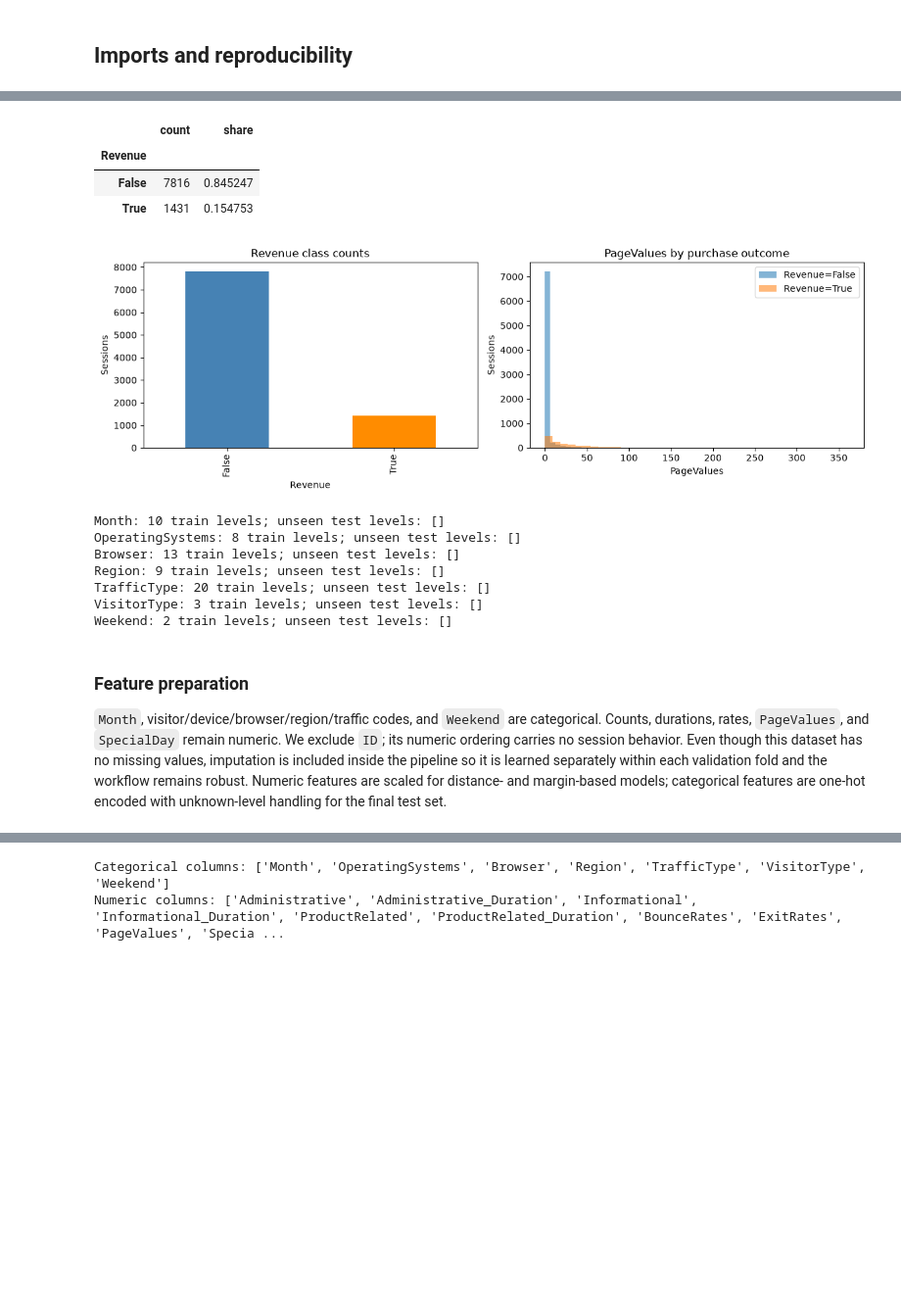
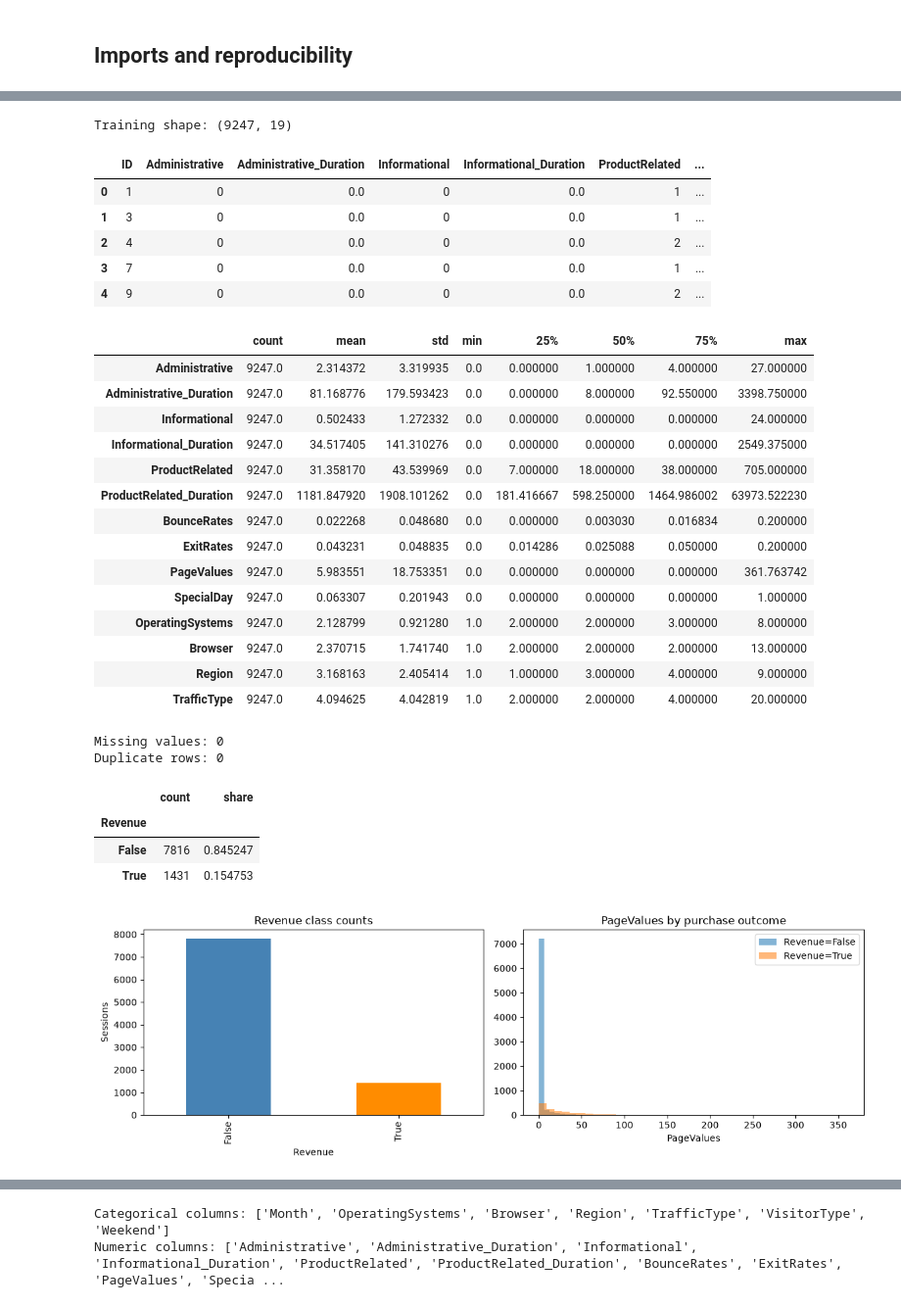
Before and after one commit to StBoris04/CAI4105_2026_FALL_TEAM_1, a Jupyter notebook: challenge2/models/purchase_prediction.ipynb, the cells around one changed output, grey strips where cells are left out. Shown at 98% size. Drawn from its saved outputs; the diff is of its cells as text; code cells hidden in the pictures; blank space fills up the shorter version.

Commit message:
Merge latest main into model validation branch

```diff
--- a/challenge2/models/purchase_prediction.ipynb
+++ b/challenge2/models/purchase_prediction.ipynb
@@ -106,42 +46,54 @@ Duplicate rows (test):  0
 # %%
-# The positive class is uncommon, so accuracy alone would be misleading.
+# Load only labeled training data. The test file remains untouched until Task 6.
+df_train = pd.read_csv(PROJECT_ROOT / 'data' / 'challenge2_train.csv')
+
+assert TARGET in df_train.columns, 'Training data must contain Revenue.'
+assert df_train[ID_COLUMN].is_unique and df_train[ID_COLUMN].notna().all(), 'IDs must be unique and non-missing.'
+
+print('Training shape:', df_train.shape)
+display(df_train.head())
+display(df_train.drop(columns=[ID_COLUMN, TARGET]).describe().T)
+print('Missing values:', int(df_train.isna().sum().sum()))
+print('Duplicate rows:', int(df_train.duplicated().sum()))
+
 class_counts = df_train[TARGET].value_counts().rename_axis(TARGET).to_frame('count')
 class_counts['share'] = class_counts['count'] / len(df_train)
 display(class_counts)
 
 fig, axes = plt.subplots(1, 2, figsize=(12, 4))
 class_counts['count'].plot(kind='bar', ax=axes[0], color=['steelblue', 'darkorange'])
-axes[0].set_title('Revenue class counts')
-axes[0].set_xlabel('Revenue'); axes[0].set_ylabel('Sessions')
-
+axes[0].set_title('Revenue class counts'); axes[0].set_xlabel('Revenue'); axes[0].set_ylabel('Sessions')
 for label, group in df_train.groupby(TARGET):
     axes[1].hist(group['PageValues'], bins=40, alpha=0.55, label=f'Revenue={label}')
-axes[1].set_title('PageValues by purchase outcome')
-axes[1].set_xlabel('PageValues'); axes[1].set_ylabel('Sessions')
-axes[1].legend()
-plt.tight_layout()
-plt.show()
-
-# Check categorical levels and ensure the test set has no unseen values.
-categorical_columns = ['Month', 'OperatingSystems', 'Browser', 'Region',
-                       'TrafficType', 'VisitorType', 'Weekend']
-for col in categorical_columns:
-    unseen = set(df_test[col].dropna()) - set(df_train[col].dropna())
-    print(f'{col}: {df_train[col].nunique()} train levels; unseen test levels: {sorted(unseen)}')
+axes[1].set_title('PageValues by purchase outcome'); axes[1].set_xlabel('PageValues'); axes[1].legend()
+plt.tight_layout(); plt.show()
 # %% [output]
+Training shape: (9247, 19)
-|  | count | share |
-| Revenue |  |  |
-| False | 7816 | 0.845247 |
-| True | 1431 | 0.154753 |
+|  | ID | Administrative | Administrative_Duration | Informational | Informational_Duration | ProductRelated | ... |
+| 0 | 1 | 0 | 0.0 | 0 | 0.0 | 1 | ... |
+| 1 | 3 | 0 | 0.0 | 0 | 0.0 | 1 | ... |
+| 2 | 4 | 0 | 0.0 | 0 | 0.0 | 2 | ... |
+| 3 | 7 | 0 | 0.0 | 0 | 0.0 | 1 | ... |
+| 4 | 9 | 0 | 0.0 | 0 | 0.0 | 2 | ... |
+|  | count | mean | std | min | 25% | 50% | 75% | max |
+| Administrative | 9247.0 | 2.314372 | 3.319935 | 0.0 | 0.000000 | 1.000000 | 4.000000 | 27.000000 |
+| Administrative_Duration | 9247.0 | 81.168776 | 179.593423 | 0.0 | 0.000000 | 8.000000 | 92.550000 | 3398.750000 |
+| Informational | 9247.0 | 0.502433 | 1.272332 | 0.0 | 0.000000 | 0.000000 | 0.000000 | 24.000000 |
+| Informational_Duration | 9247.0 | 34.517405 | 141.310276 | 0.0 | 0.000000 | 0.000000 | 0.000000 | 2549.375000 |
+| ProductRelated | 9247.0 | 31.358170 | 43.539969 | 0.0 | 7.000000 | 18.000000 | 38.000000 | 705.000000 |
+| ProductRelated_Duration | 9247.0 | 1181.847920 | 1908.101262 | 0.0 | 181.416667 | 598.250000 | 1464.986002 | 63973.522230 |
+| BounceRates | 9247.0 | 0.022268 | 0.048680 | 0.0 | 0.000000 | 0.003030 | 0.016834 | 0.200000 |
+| ExitRates | 9247.0 | 0.043231 | 0.048835 | 0.0 | 0.014286 | 0.025088 | 0.050000 | 0.200000 |
+| PageValues | 9247.0 | 5.983551 | 18.753351 | 0.0 | 0.000000 | 0.000000 | 0.000000 | 361.763742 |
+| SpecialDay | 9247.0 | 0.063307 | 0.201943 | 0.0 | 0.000000 | 0.000000 | 0.000000 | 1.000000 |
+| OperatingSystems | 9247.0 | 2.128799 | 0.921280 | 1.0 | 2.000000 | 2.000000 | 3.000000 | 8.000000 |
+| Browser | 9247.0 | 2.370715 | 1.741740 | 1.0 | 2.000000 | 2.000000 | 2.000000 | 13.000000 |
+| Region | 9247.0 | 3.168163 | 2.405414 | 1.0 | 1.000000 | 3.000000 | 4.000000 | 9.000000 |
+| TrafficType | 9247.0 | 4.094625 | 4.042819 | 1.0 | 2.000000 | 2.000000 | 4.000000 | 20.000000 |
+Missing values: 0
+Duplicate rows: 0
+|  | count | share |
+| Revenue |  |  |
+| False | 7816 | 0.845247 |
+| True | 1431 | 0.154753 |
-[figure, old version]
+[figure, new version]
-Month: 10 train levels; unseen test levels: []
-OperatingSystems: 8 train levels; unseen test levels: []
-Browser: 13 train levels; unseen test levels: []
-Region: 9 train levels; unseen test levels: []
-TrafficType: 20 train levels; unseen test levels: []
-VisitorType: 3 train levels; unseen test levels: []
-Weekend: 2 train levels; unseen test levels: []
-# %% [markdown]
-### Feature preparation
-
-`Month`, visitor/device/browser/region/traffic codes, and `Weekend` are categorical. Counts, durations, rates, `PageValues`, and `SpecialDay` remain numeric. We exclude `ID`; its numeric ordering carries no session behavior. Even though this dataset has no missing values, imputation is included inside the pipeline so it is learned separately within each validation fold and the workflow remains robust. Numeric features are scaled for distance- and margin-based models; categorical features are one-hot encoded with unknown-level handling for the final test set.
```
Also changed, not shown: parts of 18 cells of this notebook, 3 other files.
